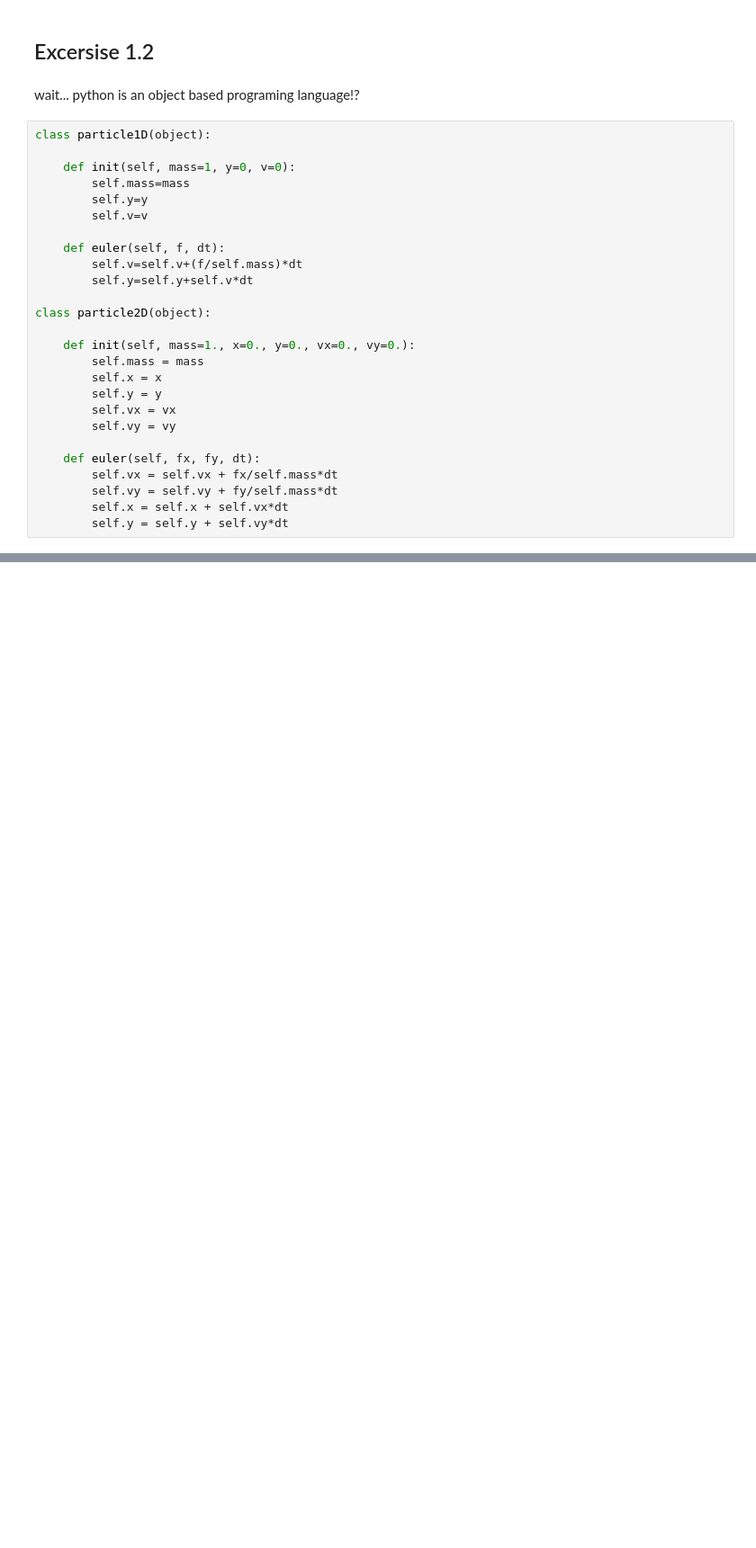
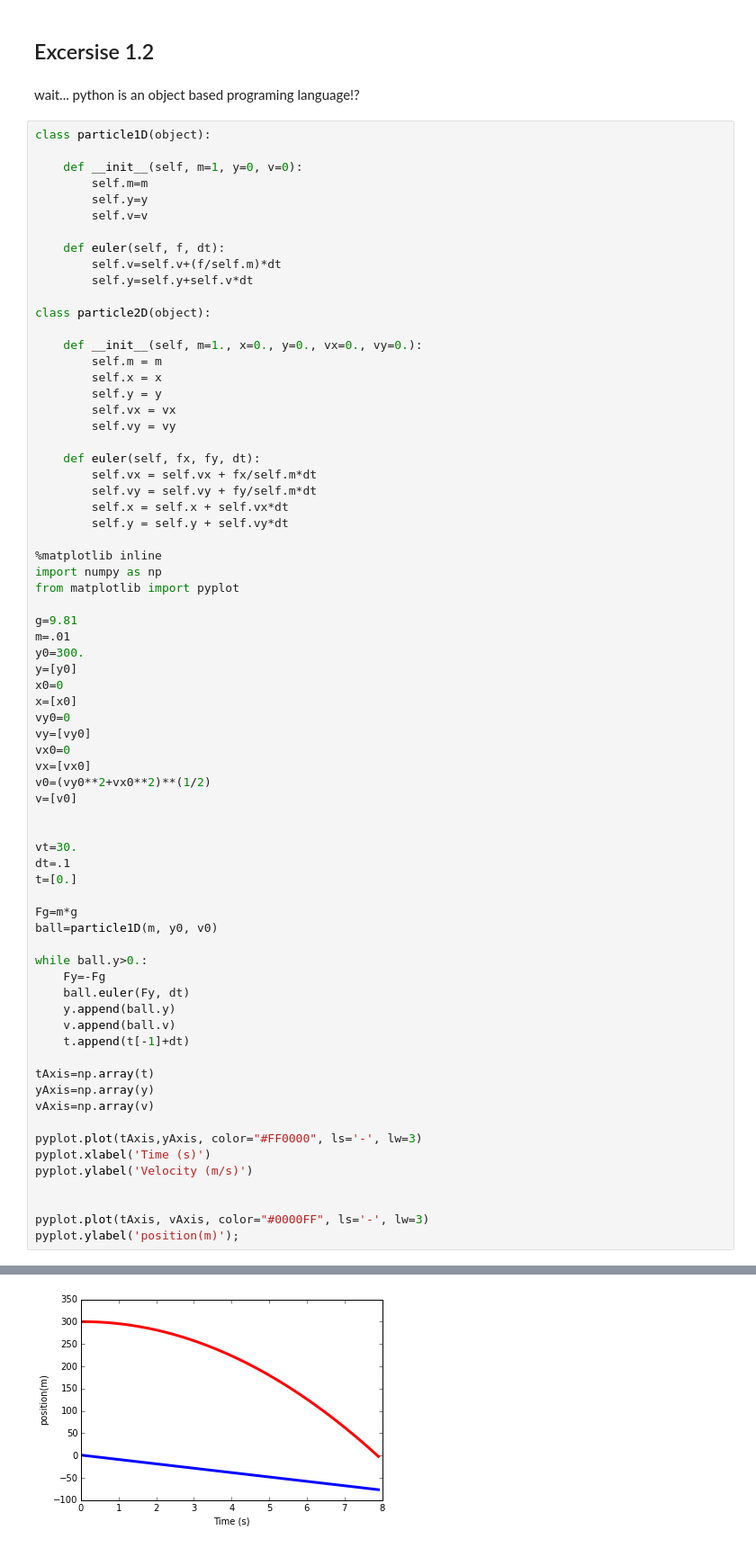
Before and after one commit to liamtimms/NotesAndExercises, a Jupyter notebook: 01_NotesAndExercises.ipynb, the cells around one changed output, grey strips where cells are left out. Shown: that part at 90% size. Drawn from its saved outputs; the diff is of its cells as text; blank space fills up the shorter version.

```diff
--- a/01_NotesAndExercises.ipynb
+++ b/01_NotesAndExercises.ipynb
@@ -244,26 +244,71 @@ wait... python is an object based programing language!?
 # %%
 class particle1D(object):
 
-    def init(self, mass=1, y=0, v=0):
-        self.mass=mass
+    def __init__(self, m=1, y=0, v=0):
+        self.m=m
         self.y=y
         self.v=v
 
     def euler(self, f, dt):
-        self.v=self.v+(f/self.mass)*dt
+        self.v=self.v+(f/self.m)*dt
         self.y=self.y+self.v*dt
 
 class particle2D(object):
 
-    def init(self, mass=1., x=0., y=0., vx=0., vy=0.):
-        self.mass = mass
+    def __init__(self, m=1., x=0., y=0., vx=0., vy=0.):
+        self.m = m
         self.x = x
         self.y = y
         self.vx = vx
         self.vy = vy
 
     def euler(self, fx, fy, dt):
-        self.vx = self.vx + fx/self.mass*dt
-        self.vy = self.vy + fy/self.mass*dt
+        self.vx = self.vx + fx/self.m*dt
+        self.vy = self.vy + fy/self.m*dt
         self.x = self.x + self.vx*dt
         self.y = self.y + self.vy*dt
+
+%matplotlib inline
+import numpy as np
+from matplotlib import pyplot
+
+g=9.81
+m=.01
+y0=300.
+y=[y0]
+x0=0
+x=[x0]
+vy0=0
+vy=[vy0]
+vx0=0
+vx=[vx0]
+v0=(vy0**2+vx0**2)**(1/2)
+v=[v0]
+
+
+vt=30.
+dt=.1
+t=[0.]
+
+Fg=m*g
+ball=particle1D(m, y0, v0)
+
+while ball.y>0.:
+    Fy=-Fg
+    ball.euler(Fy, dt)
+    y.append(ball.y)
+    v.append(ball.v)
+    t.append(t[-1]+dt)
+
+tAxis=np.array(t)
+yAxis=np.array(y)
+vAxis=np.array(v)
+
+pyplot.plot(tAxis,yAxis, color="#FF0000", ls='-', lw=3)
+pyplot.xlabel('Time (s)')
+pyplot.ylabel('Velocity (m/s)')
+
+
+pyplot.plot(tAxis, vAxis, color="#0000FF", ls='-', lw=3)
+pyplot.ylabel('position(m)');
+# %% [output]
@@ -269,0 +316 @@ class particle2D(object):
+[figure, added]
```
Also changed, not shown: parts of 1 cell of this notebook.
